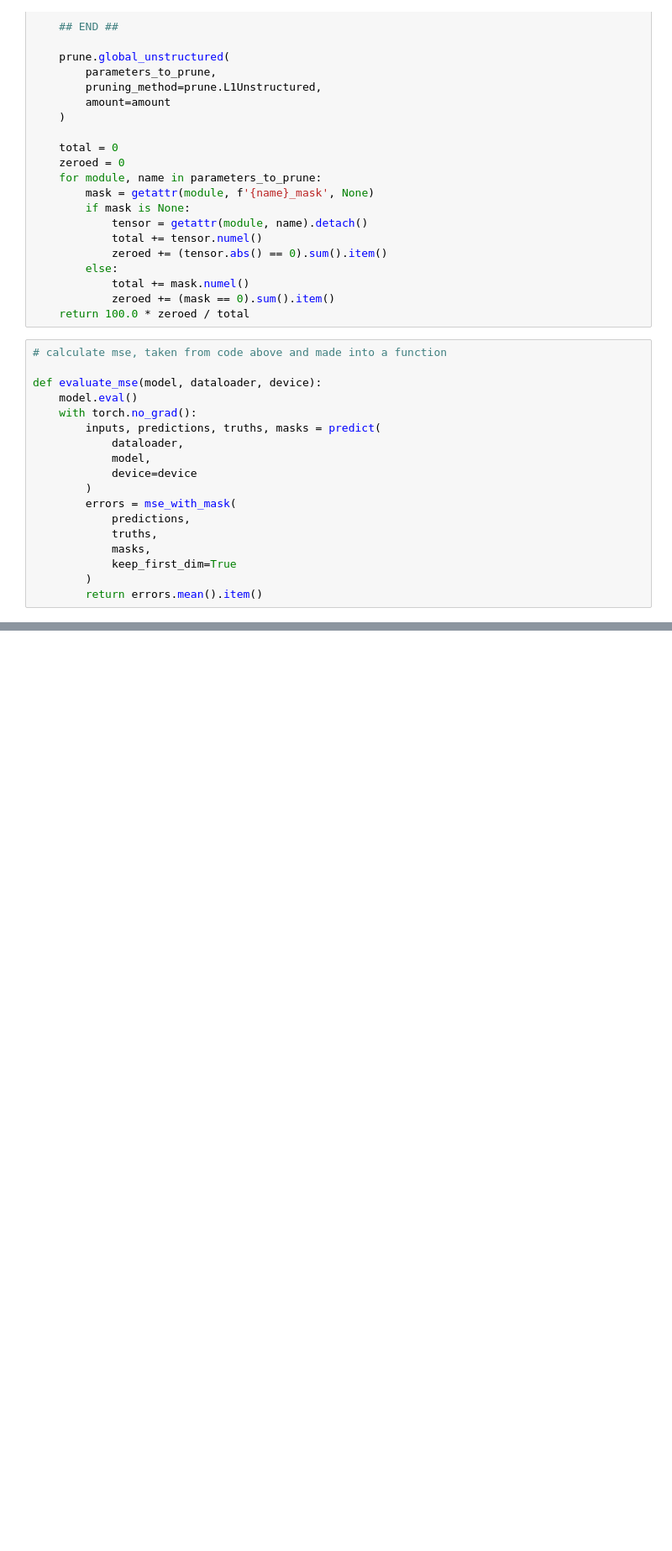
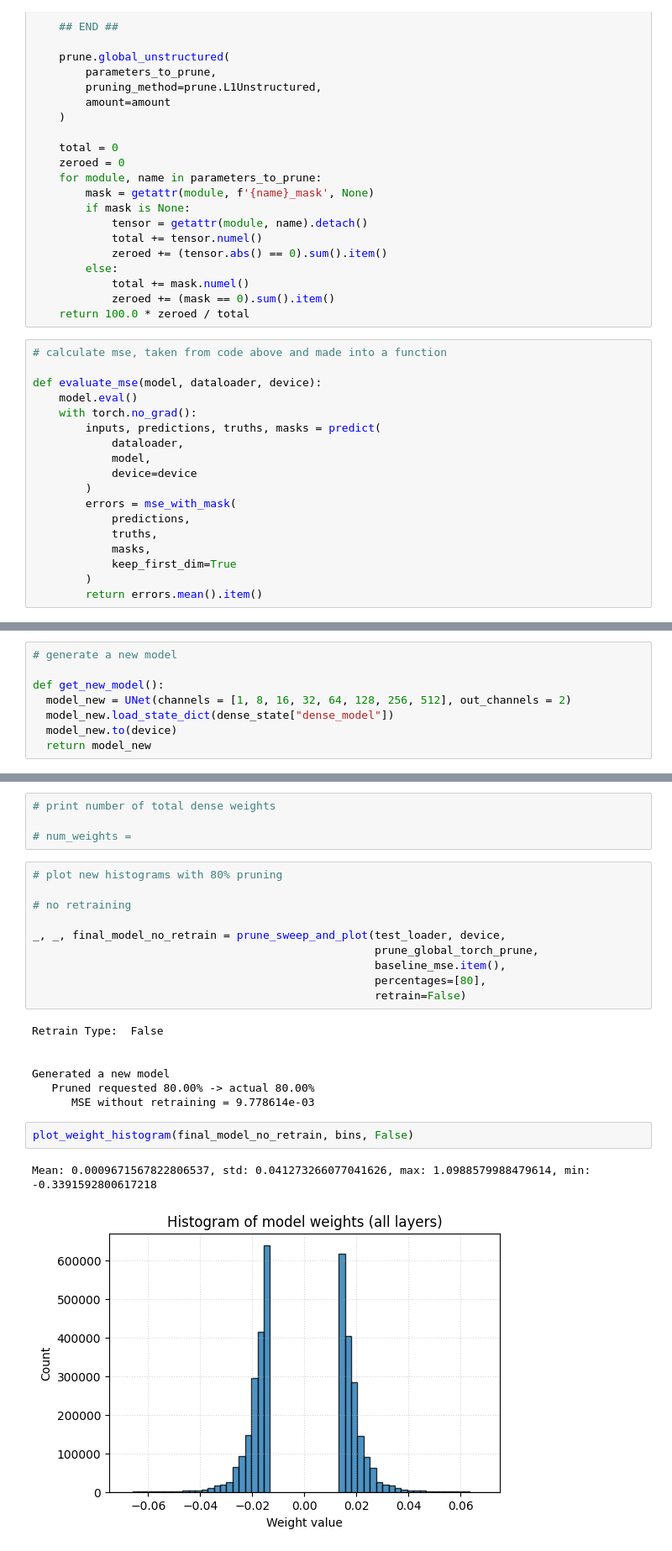
Before and after one commit to JackieLee23/HPML-Final-Project, a Jupyter notebook: density_to_phase_grad.ipynb, the cells around one changed output, grey strips where cells are left out. Shown: that part at 84% size. Drawn from its saved outputs; the diff is of its cells as text; blank space fills up the shorter version.

```diff
--- a/density_to_phase_grad.ipynb
+++ b/density_to_phase_grad.ipynb
@@ -520,5 +525,13 @@ dense_state = {
 }
 torch.save(dense_state, "unet_dense.pth")
+# %%
+# generate a new model
+
+def get_new_model():
+  model_new = UNet(channels = [1, 8, 16, 32, 64, 128, 256, 512], out_channels = 2)
+  model_new.load_state_dict(dense_state["dense_model"])
+  model_new.to(device)
+  return model_new
 # %%
 # perform a sweep through a number of different percentages of weights to prune (prune 50% of weights, 75%, 90%, etc.)
 
@@ -642,0 +688,26 @@ plot_accuracy(sweep_params_no_retrain, mses_percent_drop_no_retrain)
+# %%
+# print number of total dense weights
+
+# num_weights =
+# %%
+# plot new histograms with 80% pruning
+
+# no retraining
+
+_, _, final_model_no_retrain = prune_sweep_and_plot(test_loader, device,
+                                                    prune_global_torch_prune,
+                                                    baseline_mse.item(),
+                                                    percentages=[80],
+                                                    retrain=False)
+# %% [output]
+Retrain Type:  False
+
+
+Generated a new model
+   Pruned requested 80.00% -> actual 80.00%
+      MSE without retraining = 9.778614e-03
+# %%
+plot_weight_histogram(final_model_no_retrain, bins, False)
+# %% [output]
+Mean: 0.0009671567822806537, std: 0.041273266077041626, max: 1.0988579988479614, min: -0.3391592800617218
+[figure, added]
```
Also changed, not shown: parts of 20 cells of this notebook.
